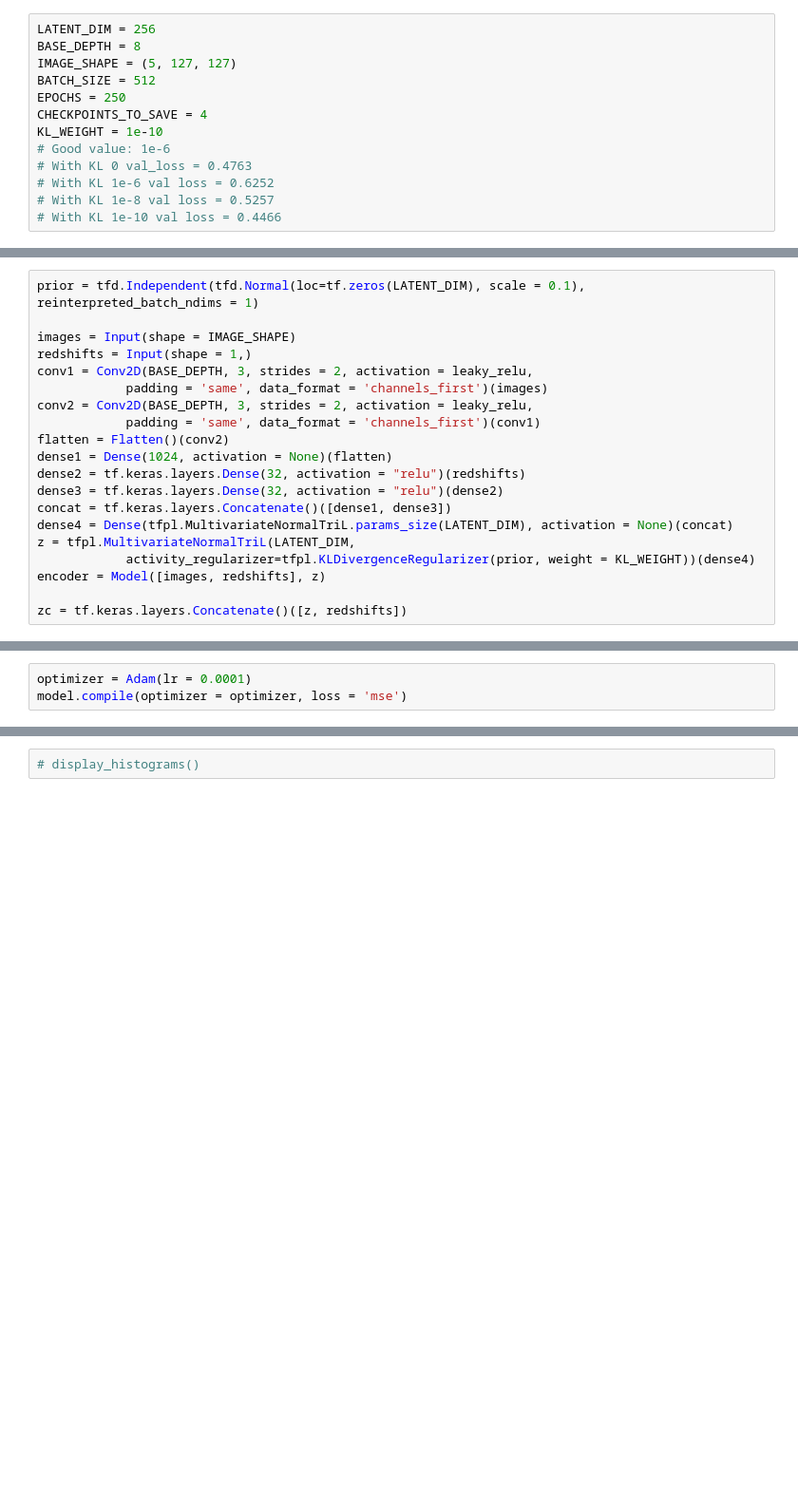
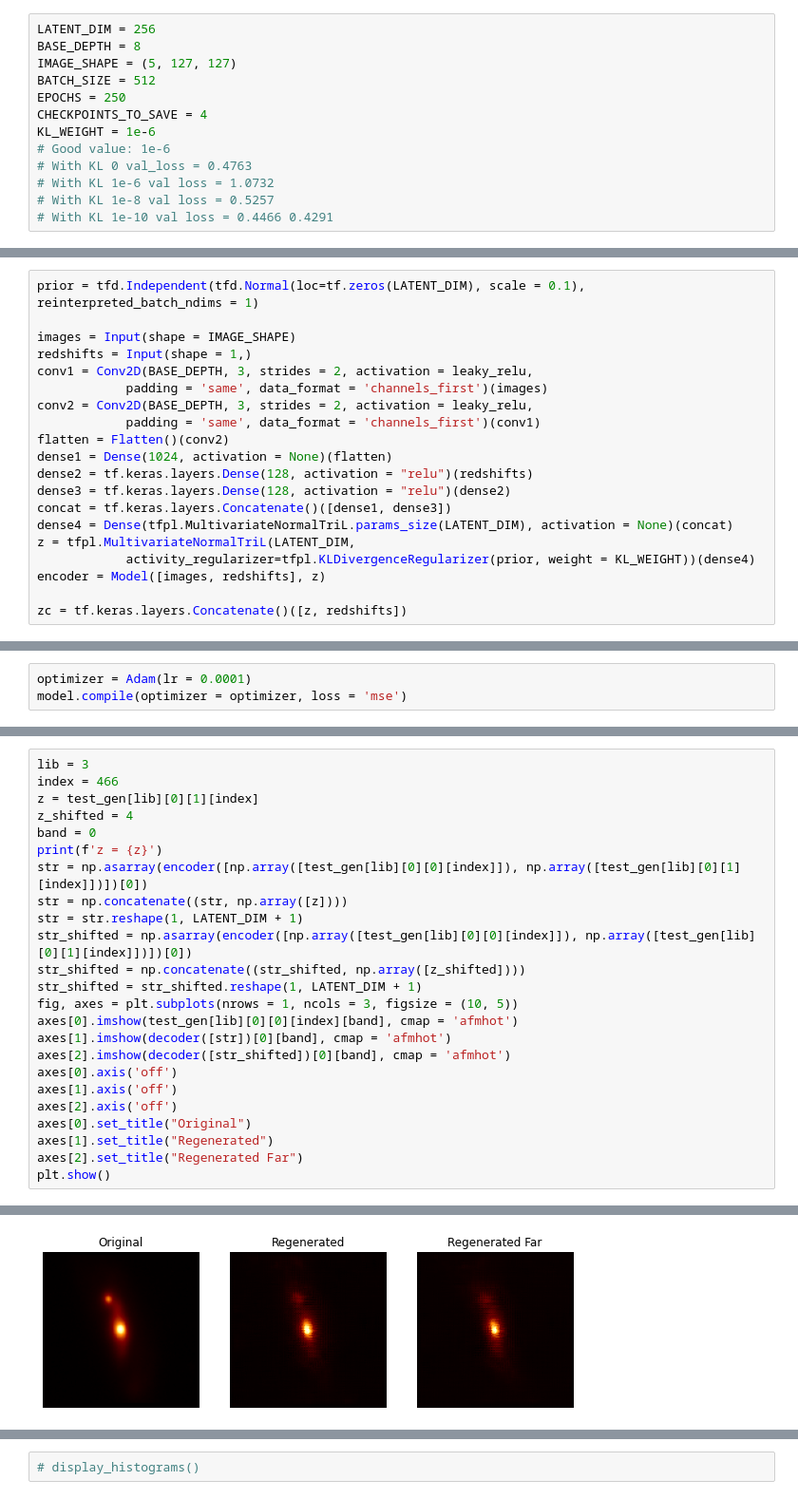
Before and after one commit to astrodatalab/photoz, a Jupyter notebook: code/generative_modeling/CVAE - Billy - Full.ipynb, the cells around one changed output, grey strips where cells are left out. Shown at 95% size. Cells and saved outputs as stored; diff of their text form; blank space fills up the shorter version.

```diff
--- a/code/generative_modeling/CVAE - Billy - Full.ipynb
+++ b/code/generative_modeling/CVAE - Billy - Full.ipynb
@@ -34,12 +34,12 @@ IMAGE_SHAPE = (5, 127, 127)
 BATCH_SIZE = 512
 EPOCHS = 250
 CHECKPOINTS_TO_SAVE = 4
-KL_WEIGHT = 1e-10
+KL_WEIGHT = 1e-6
 # Good value: 1e-6
 # With KL 0 val_loss = 0.4763
-# With KL 1e-6 val loss = 0.6252
+# With KL 1e-6 val loss = 1.0732
 # With KL 1e-8 val loss = 0.5257
-# With KL 1e-10 val loss = 0.4466
+# With KL 1e-10 val loss = 0.4466 0.4291
 # %%
 gpus = tf.config.list_physical_devices('GPU');
 if gpus:
@@ -117,8 +117,8 @@ conv2 = Conv2D(BASE_DEPTH, 3, strides = 2, activation = leaky_relu,
             padding = 'same', data_format = 'channels_first')(conv1)
 flatten = Flatten()(conv2)
 dense1 = Dense(1024, activation = None)(flatten)
-dense2 = tf.keras.layers.Dense(32, activation = "relu")(redshifts)
-dense3 = tf.keras.layers.Dense(32, activation = "relu")(dense2)
+dense2 = tf.keras.layers.Dense(128, activation = "relu")(redshifts)
+dense3 = tf.keras.layers.Dense(128, activation = "relu")(dense2)
 concat = tf.keras.layers.Concatenate()([dense1, dense3])
 dense4 = Dense(tfpl.MultivariateNormalTriL.params_size(LATENT_DIM), activation = None)(concat)
 z = tfpl.MultivariateNormalTriL(LATENT_DIM,
@@ -250,0 +284,25 @@ plt.show()
+# %%
+lib = 3
+index = 466
+z = test_gen[lib][0][1][index]
+z_shifted = 4
+band = 0
+print(f'z = {z}')
+str = np.asarray(encoder([np.array([test_gen[lib][0][0][index]]), np.array([test_gen[lib][0][1][index]])])[0])
+str = np.concatenate((str, np.array([z])))
+str = str.reshape(1, LATENT_DIM + 1)
+str_shifted = np.asarray(encoder([np.array([test_gen[lib][0][0][index]]), np.array([test_gen[lib][0][1][index]])])[0])
+str_shifted = np.concatenate((str_shifted, np.array([z_shifted])))
+str_shifted = str_shifted.reshape(1, LATENT_DIM + 1)
+fig, axes = plt.subplots(nrows = 1, ncols = 3, figsize = (10, 5))
+axes[0].imshow(test_gen[lib][0][0][index][band], cmap = 'afmhot')
+axes[1].imshow(decoder([str])[0][band], cmap = 'afmhot')
+axes[2].imshow(decoder([str_shifted])[0][band], cmap = 'afmhot')
+axes[0].axis('off')
+axes[1].axis('off')
+axes[2].axis('off')
+axes[0].set_title("Original")
+axes[1].set_title("Regenerated")
+axes[2].set_title("Regenerated Far")
+plt.show()
+# %% [output]
@@ -250,0 +310 @@ plt.show()
+[figure, added]
```
Also changed, not shown: parts of 41 cells of this notebook, 7 other files.
